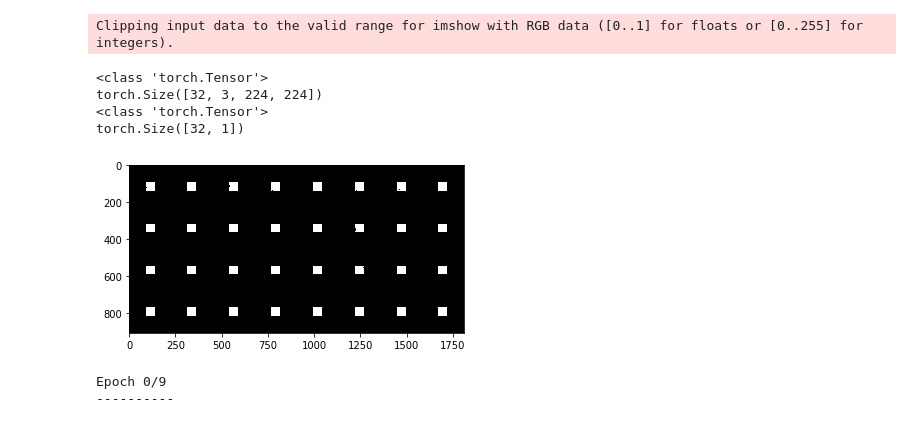
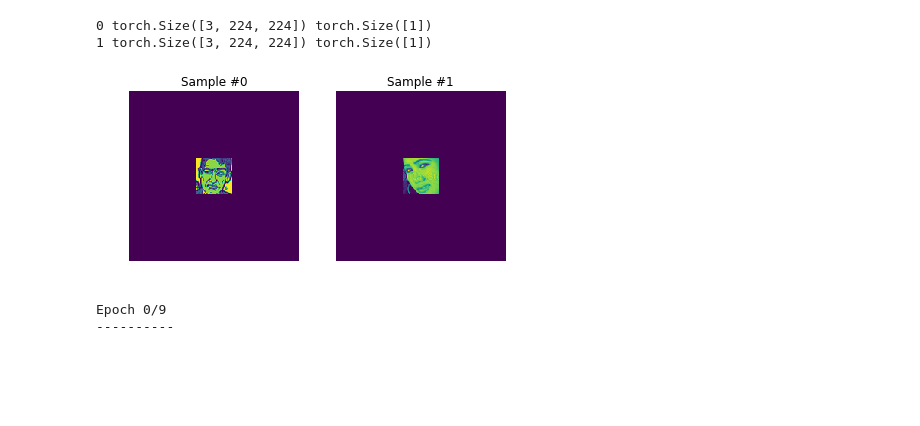
Before and after one commit to vlgiitr/Group-Level-Emotion-Recognition, a Jupyter notebook: Non-Aligned_Model_FERPlus_pre-trained.ipynb, the cells around one changed output. Drawn from its saved outputs; the diff is of its cells as text; code cells hidden in the pictures; blank space fills up the shorter version.

```diff
--- a/Non-Aligned_Model_FERPlus_pre-trained.ipynb
+++ b/Non-Aligned_Model_FERPlus_pre-trained.ipynb
@@ -107,50 +128,47 @@ TypeError: tuple indices must be integers or slices, not str
 # %%
 fig = plt.figure()
 
 for i in range(len(face_dataset_valid)):
     sample = face_dataset_valid[i]
-    print(i, sample['image'].shape, sample['emotions'].shape)
+    print(i, sample[0].shape, sample[1].shape)
 
-    ax = plt.subplot(1, 5, i + 1)
+    ax = plt.subplot(1, 2, i + 1)
     plt.tight_layout()
-    plt.imshow(sample['image'])
+    plt.imshow(sample[0][0])
     ax.set_title('Sample #{}'.format(i))
     ax.axis('off')
 
-    if i == 4:
+    if i == 1:
         plt.show()
         break
+# %% [output]
+0 torch.Size([3, 224, 224]) torch.Size([1])
+1 torch.Size([3, 224, 224]) torch.Size([1])
+[figure, added]
 # %%
-def imshow(inp, title=None):
-    """Imshow for Tensor."""
-    inp = inp.numpy().transpose((1, 2, 0))
-#     mean = np.array([0.485, 0.456, 0.406])
-#     std = np.array([0.229, 0.224, 0.225])
-#     inp = std * inp + mean
-#     inp = np.clip(inp, 0, 1)
-    plt.imshow(inp)
-    if title is not None:
-        plt.title(title)
-    plt.pause(0.001)  # pause a bit so that plots are updated
+# def imshow(inp, title=None):
+#     """Imshow for Tensor."""
+#     inp = inp.numpy().transpose((1, 2, 0))
+# #     mean = np.array([0.485, 0.456, 0.406])
+# #     std = np.array([0.229, 0.224, 0.225])
+# #     inp = std * inp + mean
+# #     inp = np.clip(inp, 0, 1)
+#     plt.imshow(inp)
+#     if title is not None:
+#         plt.title(title)
+#     plt.pause(0.001)  # pause a bit so that plots are updated
 
 
-# Get a batch of training data
-inputs, classes = next(iter(dataloaders_train))
-print(type(inputs))
-print(inputs.shape)
-print(type(classes))
-print(classes.shape)
-# Make a grid from batch
-out = torchvision.utils.make_grid(inputs)
+# # Get a batch of training data
+# inputs, classes = next(iter(dataloaders_train))
+# print(type(inputs))
+# print(inputs.shape)
+# print(type(classes))
+# print(classes.shape)
+# # Make a grid from batch
+# out = torchvision.utils.make_grid(inputs)
 
-imshow(out)
+# imshow(out)
-# %% [output]
-Clipping input data to the valid range for imshow with RGB data ([0..1] for floats or [0..255] for integers).
-<class 'torch.Tensor'>
-torch.Size([32, 3, 224, 224])
-<class 'torch.Tensor'>
-torch.Size([32, 1])
-[figure, removed]
 # %%
 def train_model(model, criterion, optimizer, scheduler, num_epochs = 25):
 
```
Also changed, not shown: parts of 9 cells of this notebook.
